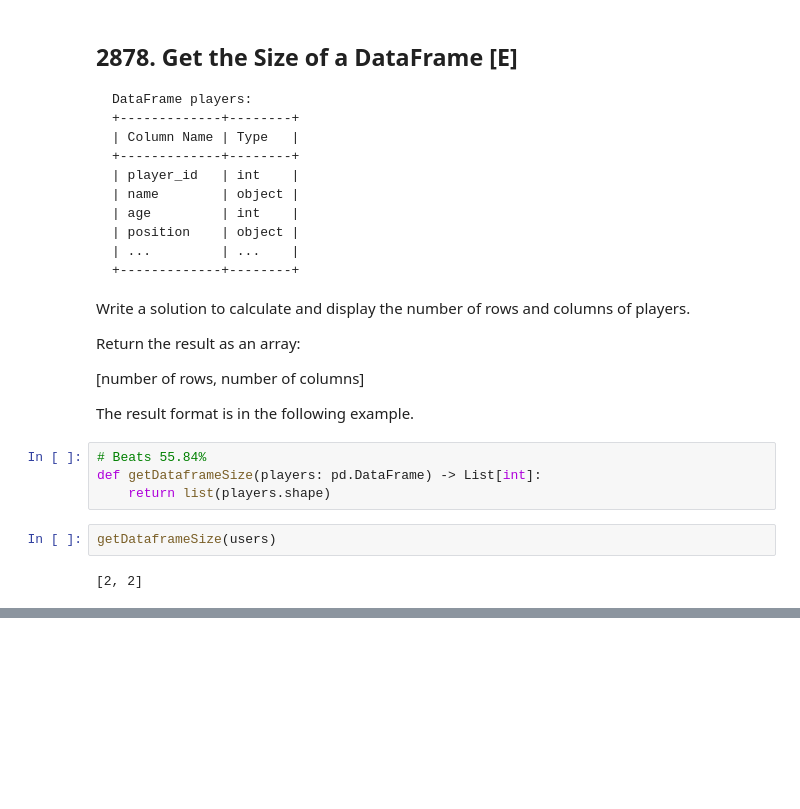
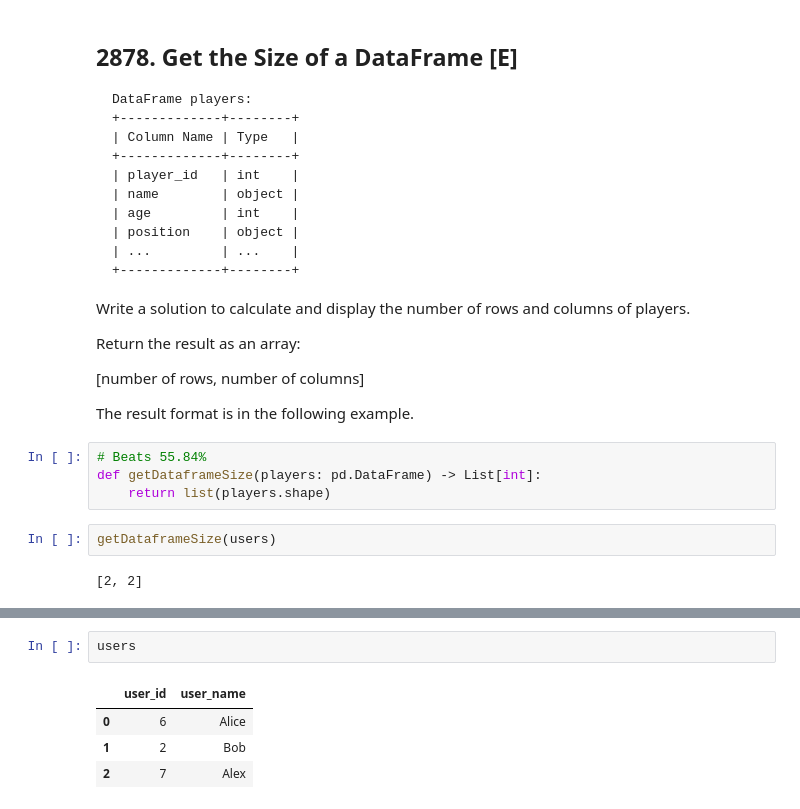
Before and after one commit to drwslv/LeetCode-Pandas, a Jupyter notebook: examples_2.ipynb, the cells around one changed output, grey strips where cells are left out. Drawn from its saved outputs; the diff is of its cells as text; blank space fills up the shorter version.

```diff
--- a/examples_2.ipynb
+++ b/examples_2.ipynb
@@ -376,0 +427,7 @@ list(users.shape)
+# %%
+users
+# %% [output]
+|  | user_id | user_name |
+| 0 | 6 | Alice |
+| 1 | 2 | Bob |
+| 2 | 7 | Alex |
```
Also changed, not shown: parts of 7 cells of this notebook.
